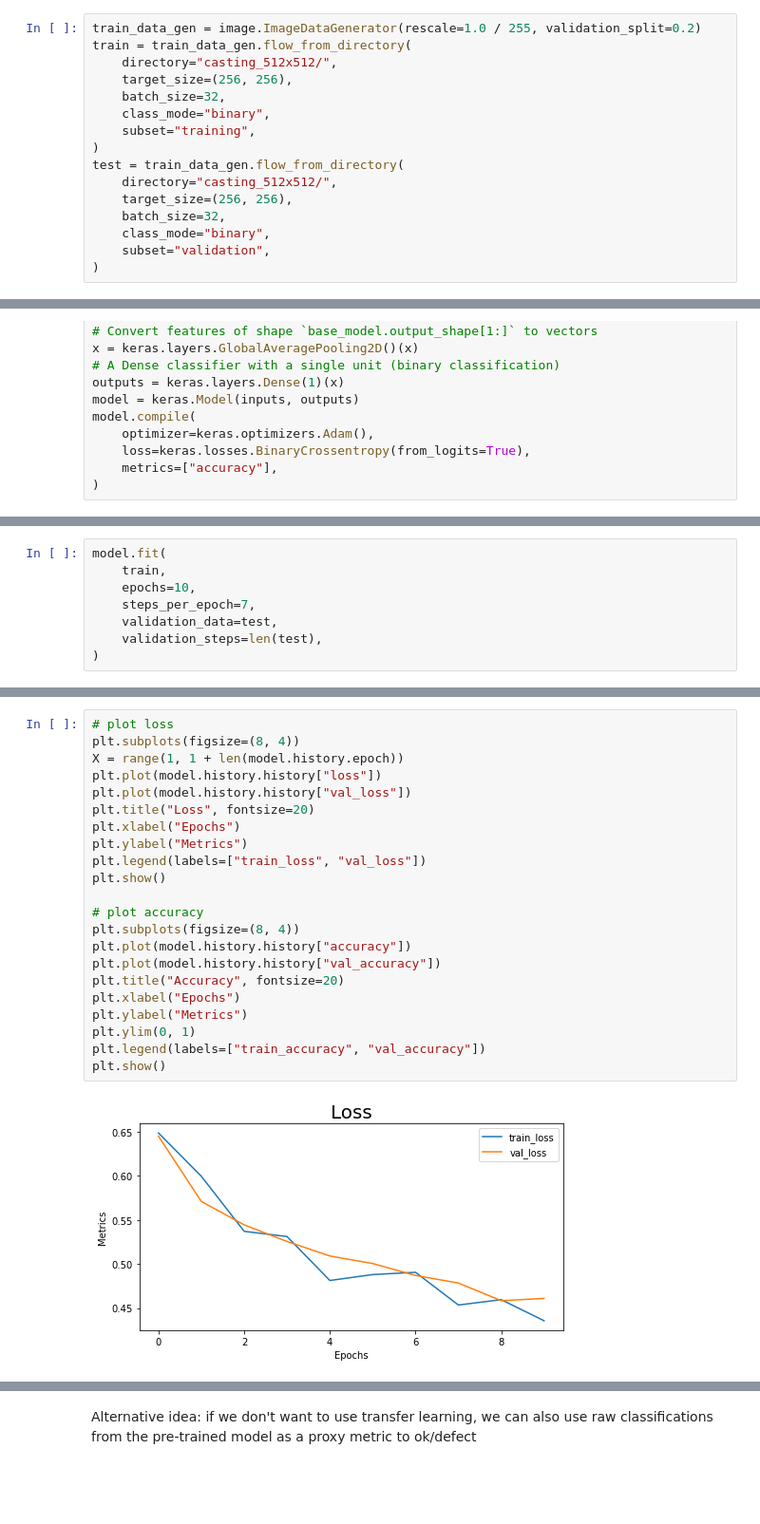
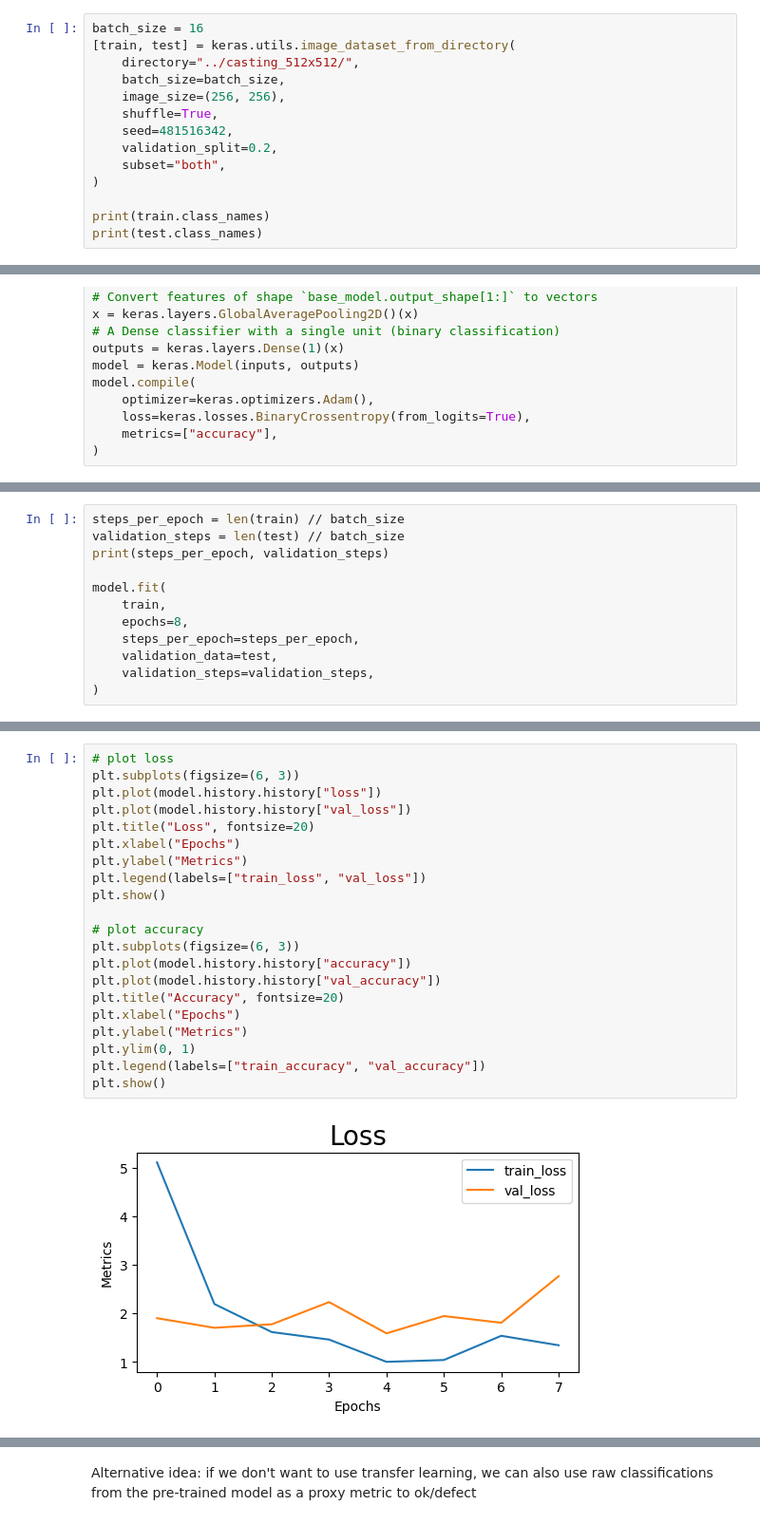
Before and after one commit to jbudynek/teaching-02-transfer, a Jupyter notebook: working_example/01_defects_transfer_working_example.ipynb, the cells around one changed output, grey strips where cells are left out. Shown: that part at 95% size. Cells and saved outputs as stored; diff of their text form; blank space fills up the shorter version.

Commit message:
feat: code upgraded to use latest keras/tf

```diff
--- a/working_example/01_defects_transfer_working_example.ipynb
+++ b/working_example/01_defects_transfer_working_example.ipynb
@@ -16,19 +18,17 @@ from keras.layers import Conv2D, MaxPool2D, Dropout, Flatten, Dense
 from keras.preprocessing import image
 from keras.models import Sequential
 # %%
-train_data_gen = image.ImageDataGenerator(rescale=1.0 / 255, validation_split=0.2)
-train = train_data_gen.flow_from_directory(
-    directory="casting_512x512/",
-    target_size=(256, 256),
-    batch_size=32,
-    class_mode="binary",
-    subset="training",
+batch_size = 16
+[train, test] = keras.utils.image_dataset_from_directory(
+    directory="../casting_512x512/",
+    batch_size=batch_size,
+    image_size=(256, 256),
+    shuffle=True,
+    seed=481516342,
+    validation_split=0.2,
+    subset="both",
 )
-test = train_data_gen.flow_from_directory(
-    directory="casting_512x512/",
-    target_size=(256, 256),
-    batch_size=32,
-    class_mode="binary",
-    subset="validation",
-)
+
+print(train.class_names)
+print(test.class_names)
 # %% [output]
@@ -99,9 +81,13 @@ None
 # %%
+steps_per_epoch = len(train) // batch_size
+validation_steps = len(test) // batch_size
+print(steps_per_epoch, validation_steps)
+
 model.fit(
     train,
-    epochs=10,
-    steps_per_epoch=7,
+    epochs=8,
+    steps_per_epoch=steps_per_epoch,
     validation_data=test,
-    validation_steps=len(test),
+    validation_steps=validation_steps,
 )
 # %% [output]
@@ -133,24 +116,23 @@ dict_keys(['loss', 'accuracy', 'val_loss', 'val_accuracy'])
 # %%
 # plot loss
-plt.subplots(figsize=(8, 4))
-X = range(1, 1 + len(model.history.epoch))
+plt.subplots(figsize=(6, 3))
 plt.plot(model.history.history["loss"])
 plt.plot(model.history.history["val_loss"])
 plt.title("Loss", fontsize=20)
 plt.xlabel("Epochs")
 plt.ylabel("Metrics")
 plt.legend(labels=["train_loss", "val_loss"])
 plt.show()
 
 # plot accuracy
-plt.subplots(figsize=(8, 4))
+plt.subplots(figsize=(6, 3))
 plt.plot(model.history.history["accuracy"])
 plt.plot(model.history.history["val_accuracy"])
 plt.title("Accuracy", fontsize=20)
 plt.xlabel("Epochs")
 plt.ylabel("Metrics")
 plt.ylim(0, 1)
 plt.legend(labels=["train_accuracy", "val_accuracy"])
 plt.show()
 # %% [output]
-[figure, old version]
+[figure, new version]
```
Also changed, not shown: parts of 11 cells of this notebook, 1 other file.
